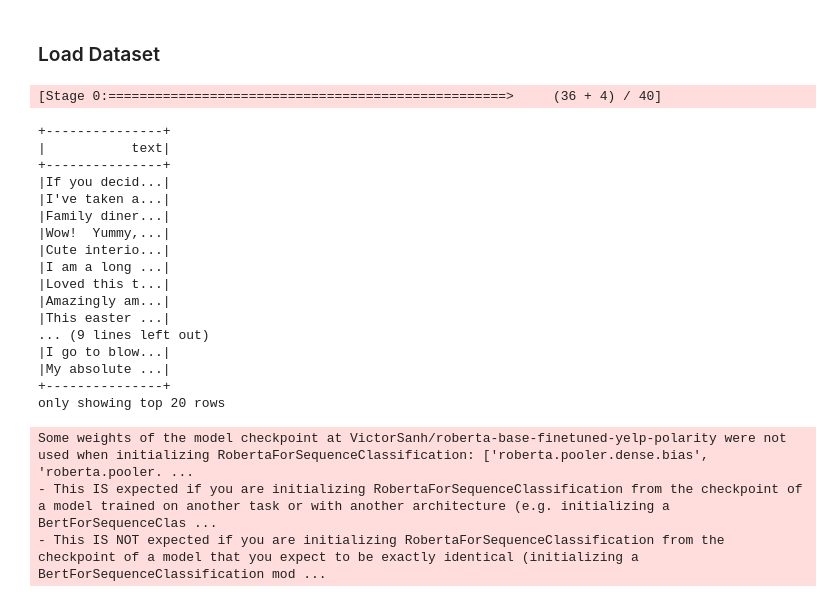
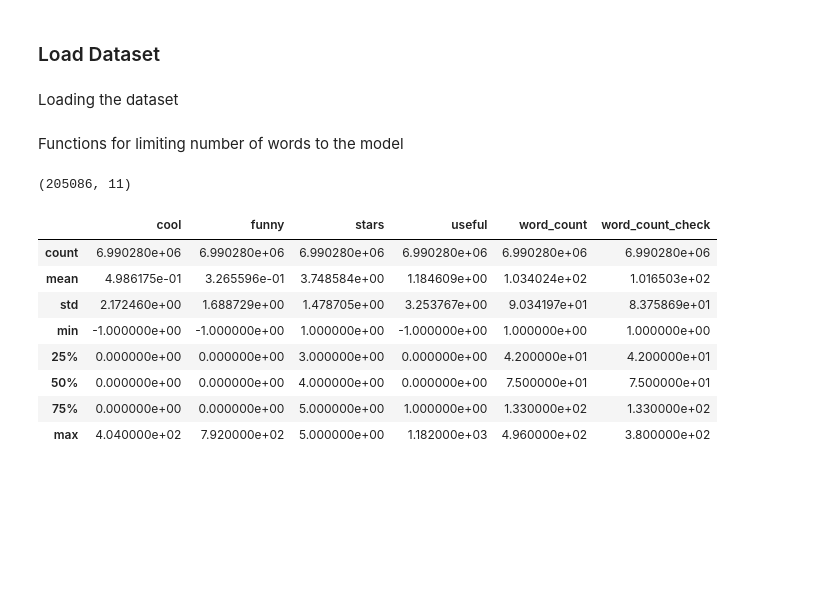
Before and after one commit to HenryLABFinalGrupo02/trabajofinal, a Jupyter notebook: nlp/use classifier spark.ipynb, the cells around one changed output. Drawn from its saved outputs; the diff is of its cells as text; code cells hidden in the pictures; blank space fills up the shorter version.

Commit message:
sentiment analysis

```diff
--- a/nlp/use classifier spark.ipynb
+++ b/nlp/use classifier spark.ipynb
@@ -23,9 +47,9 @@ print('Setup Complete');
 # %%
 #### SPARK
 import findspark
-findspark.init()
+findspark.init();
 from pyspark.sql import SparkSession
-#import pyspark.pandas as ps
+import pyspark.pandas as ps
 
 spark = SparkSession.builder \
     .appName("Spark NLP")\
@@ -34,6 +58,10 @@ spark = SparkSession.builder \
     .config("spark.driver.maxResultSize", "0") \
     .config("spark.kryoserializer.buffer.max", "2000M")\
     .config("spark.jars.packages", "com.johnsnowlabs.nlp:spark-nlp_2.12:4.2.3")\
-    .getOrCreate()
+    .getOrCreate();
 
 spark.sparkContext.setLogLevel("OFF");
+
+ps.set_option('compute.ops_on_diff_frames', True);
+# %% [markdown]
+Loading the dataset
@@ -39,0 +70,2 @@ spark.sparkContext.setLogLevel("OFF");
+# %% [markdown]
+Functions for limiting number of words to the model
@@ -39,0 +82,19 @@ spark.sparkContext.setLogLevel("OFF");
+# %%
+reviews['word_count'] = reviews['text'].apply(get_word_count)
+reviews['text'] = reviews['text'].apply(chop_500)
+reviews['word_count_check'] = reviews['text'].apply(get_word_count)
+reviews.loc[reviews['word_count_check']>350,:].shape
+# %% [output]
+(205086, 11)
+# %%
+reviews.describe()
+# %% [output]
+|  | cool | funny | stars | useful | word_count | word_count_check |
+| count | 6.990280e+06 | 6.990280e+06 | 6.990280e+06 | 6.990280e+06 | 6.990280e+06 | 6.990280e+06 |
+| mean | 4.986175e-01 | 3.265596e-01 | 3.748584e+00 | 1.184609e+00 | 1.034024e+02 | 1.016503e+02 |
+| std | 2.172460e+00 | 1.688729e+00 | 1.478705e+00 | 3.253767e+00 | 9.034197e+01 | 8.375869e+01 |
+| min | -1.000000e+00 | -1.000000e+00 | 1.000000e+00 | -1.000000e+00 | 1.000000e+00 | 1.000000e+00 |
+| 25% | 0.000000e+00 | 0.000000e+00 | 3.000000e+00 | 0.000000e+00 | 4.200000e+01 | 4.200000e+01 |
+| 50% | 0.000000e+00 | 0.000000e+00 | 4.000000e+00 | 0.000000e+00 | 7.500000e+01 | 7.500000e+01 |
+| 75% | 0.000000e+00 | 0.000000e+00 | 5.000000e+00 | 1.000000e+00 | 1.330000e+02 | 1.330000e+02 |
+| max | 4.040000e+02 | 7.920000e+02 | 5.000000e+00 | 1.182000e+03 | 4.960000e+02 | 3.800000e+02 |
@@ -40,34 +106,6 @@ spark.sparkContext.setLogLevel("OFF");
 # %%
 AllData = spark.read \
       .option("header", True) \
-      .json("./")
+      .json("./data/review.json")
 
-AllData = AllData.select("text")
-AllData.show(truncate=15)
+AllData = AllData.select("text", "review_id")
-# %% [output]
-[Stage 0:===================================================>     (36 + 4) / 40]
-+---------------+
-|           text|
-+---------------+
-|If you decid...|
-|I've taken a...|
-|Family diner...|
-|Wow!  Yummy,...|
-|Cute interio...|
-|I am a long ...|
-|Loved this t...|
-|Amazingly am...|
-|This easter ...|
-... (9 lines left out)
-|I go to blow...|
-|My absolute ...|
-+---------------+
-only showing top 20 rows
-# %%
-from transformers import pipeline
-# if you have GPU access, you can set the device parameter to 0 to use the GPU, which will speed up model performance.
-classifier = pipeline("sentiment-analysis", model="VictorSanh/roberta-base-finetuned-yelp-polarity", device=0)
-# %% [output]
-Some weights of the model checkpoint at VictorSanh/roberta-base-finetuned-yelp-polarity were not used when initializing RobertaForSequenceClassification: ['roberta.pooler.dense.bias', 'roberta.pooler. ...
-- This IS expected if you are initializing RobertaForSequenceClassification from the checkpoint of a model trained on another task or with another architecture (e.g. initializing a BertForSequenceClas ...
-- This IS NOT expected if you are initializing RobertaForSequenceClassification from the checkpoint of a model that you expect to be exactly identical (initializing a BertForSequenceClassification mod ...
```
Also changed, not shown: parts of 27 cells of this notebook, 1 other file.
